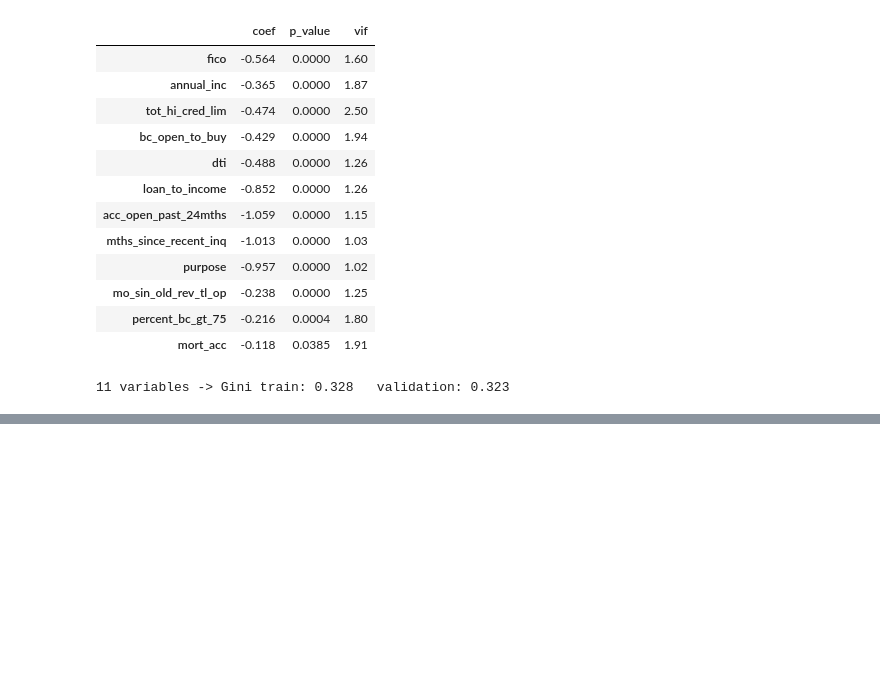
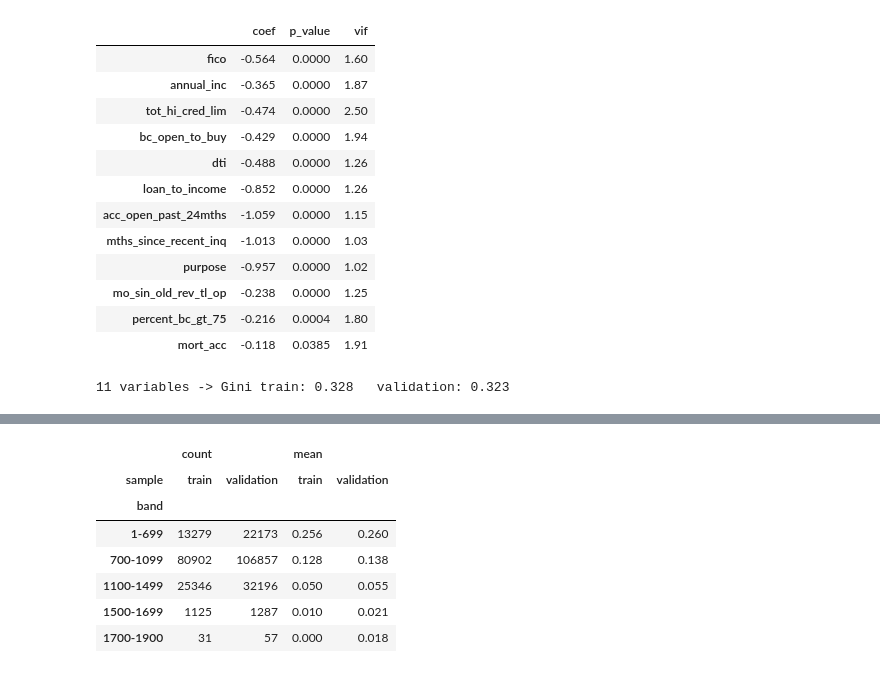
Before and after one commit to m-demirdoven/retail-scorecard, a Jupyter notebook: notebooks/02_binning.ipynb, the cells around one changed output, grey strips where cells are left out. Drawn from its saved outputs; the diff is of its cells as text; code cells hidden in the pictures; blank space fills up the shorter version.

```diff
--- a/notebooks/02_binning.ipynb
+++ b/notebooks/02_binning.ipynb
@@ -170,0 +228,33 @@ print(f"11 variables -> Gini train: {g_tr:.3f}   validation: {g_va:.3f}")
+# %%
+def score(X):
+    logit_bad = intercept + X[final] @ coefs
+    return offset - factor * logit_bad
+
+# lowest and highest possible total points -> 1 and 1900
+smin, smax = spread["min"].sum(), spread["max"].sum()
+
+def to_1900(s):
+    return np.clip(1 + (s - smin) / (smax - smin) * 1899, 1, 1900).round()
+
+out = pd.DataFrame({
+    "sample": ["train"] * len(X_train) + ["validation"] * len(X_valid),
+    "score": np.concatenate([score(X_train), score(X_valid)]),
+    "bad": np.concatenate([train["bad"], valid["bad"]]),
+})
+out["score_1900"] = to_1900(out["score"])
+
+bands = [0, 699, 1099, 1499, 1699, 1900]
+labels = ["1-699", "700-1099", "1100-1499", "1500-1699", "1700-1900"]
+out["band"] = pd.cut(out["score_1900"], bands, labels=labels)
+
+out.pivot_table(index="band", columns="sample", values="bad",
+                aggfunc=["count", "mean"], observed=True).round(3)
+# %% [output]
+|  | count |  | mean |  |
+| sample | train | validation | train | validation |
+| band |  |  |  |  |
+| 1-699 | 13279 | 22173 | 0.256 | 0.260 |
+| 700-1099 | 80902 | 106857 | 0.128 | 0.138 |
+| 1100-1499 | 25346 | 32196 | 0.050 | 0.055 |
+| 1500-1699 | 1125 | 1287 | 0.010 | 0.021 |
+| 1700-1900 | 31 | 57 | 0.000 | 0.018 |
```
Also changed, not shown: parts of 3 cells of this notebook.
